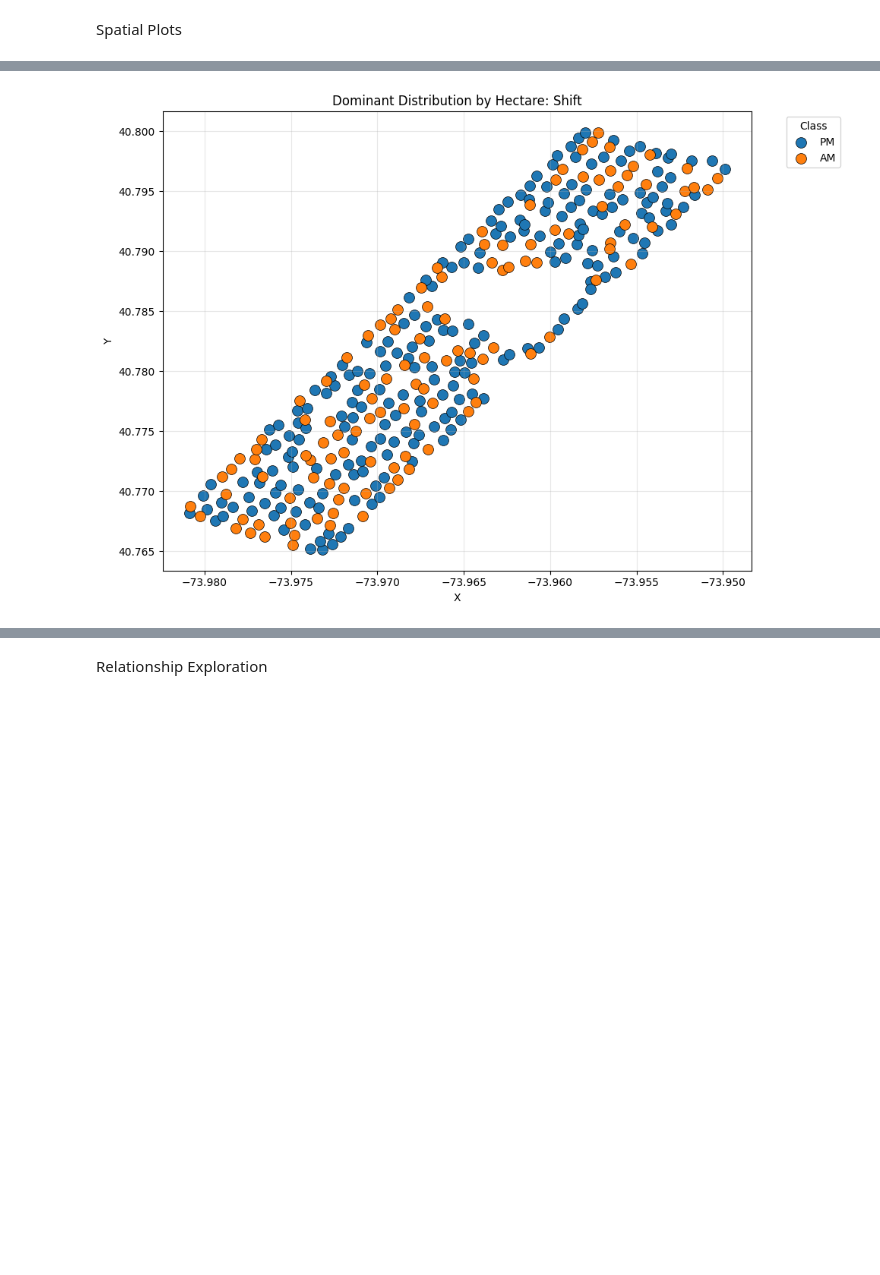
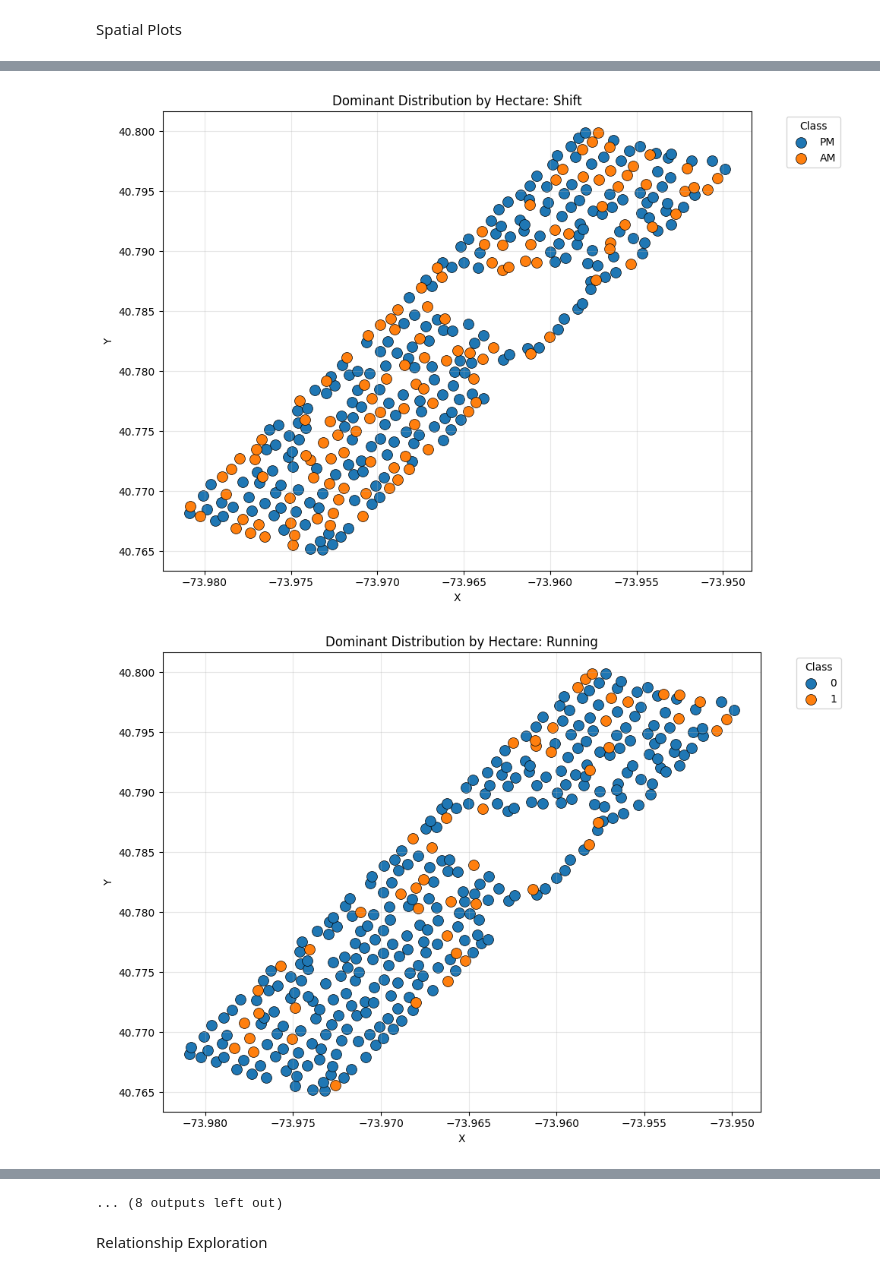
Before and after one commit to soonyz06/Squirrel, a Jupyter notebook: Squirrel.ipynb, the cells around one changed output, grey strips where cells are left out. Saved outputs shown, nothing was run; the diff lists cells and outputs as text; code cells hidden in the pictures; blank space fills up the shorter version.

```diff
--- a/Squirrel.ipynb
+++ b/Squirrel.ipynb
@@ -130,34 +158,34 @@ def plot_spatial_grid(df, behavioural_cols, lat_col="X", lon_col="Y", group_col=
 def new_cluster(df, input_cols, target_col, name, n=10, ADD=True):
     temp_df = df.copy()
     cluster_col = f'{name}_cluster'
     stat_col = f'{name}_cluster_{target_col}_mean'
 
     km = KMeans(n_clusters=n, n_init=10, random_state=42)
     cluster_labels = km.fit_predict(temp_df[input_cols])
 
     temp_df[cluster_col] = cluster_labels
     temp_df[stat_col] = temp_df.groupby(cluster_col)[target_col].transform('mean')
 
     if ADD:
         dist_matrix = km.transform(temp_df[input_cols])
         temp_df[f'{name}_dist_to_center'] = dist_matrix[np.arange(len(dist_matrix)), cluster_labels]
         temp_df[f'{name}_cluster_density'] = temp_df[cluster_col].map(temp_df[cluster_col].value_counts())
     return temp_df
 
 
 train_df, test_df = train_test_split(df, test_size=0.2, random_state=42)
 
 plot_spatial_grid(df, behaviour_cols, group_col="Hectare")
 plot_spatial_grid(df, "Shift", group_col="Hectare", labels=["AM", "PM"])
-"""
+
 for col in behaviour_cols:
   if col == "Shift": continue
   plot_spatial_grid(df, col, group_col="Hectare")
-"""
 
 df = new_cluster(df, coords, TARGET, "Geo")
-#plot_spatial_grid(df, behaviour_cols, group_col="Geo_cluster")
-#plot_spatial_grid(df, "Shift", group_col="Geo_cluster", labels=["AM", "PM"])
+plot_spatial_grid(df, behaviour_cols, group_col="Geo_cluster")
+plot_spatial_grid(df, "Shift", group_col="Geo_cluster", labels=["AM", "PM"])
 # %% [output]
 [figure]
 [figure]
+[figure, added]
@@ -164,3 +201,4 @@ df = new_cluster(df, coords, TARGET, "Geo")
+... (8 outputs left out)
 # %% [markdown]
 Relationship Exploration
 # %%
```
Also changed, not shown: parts of 23 cells of this notebook.
